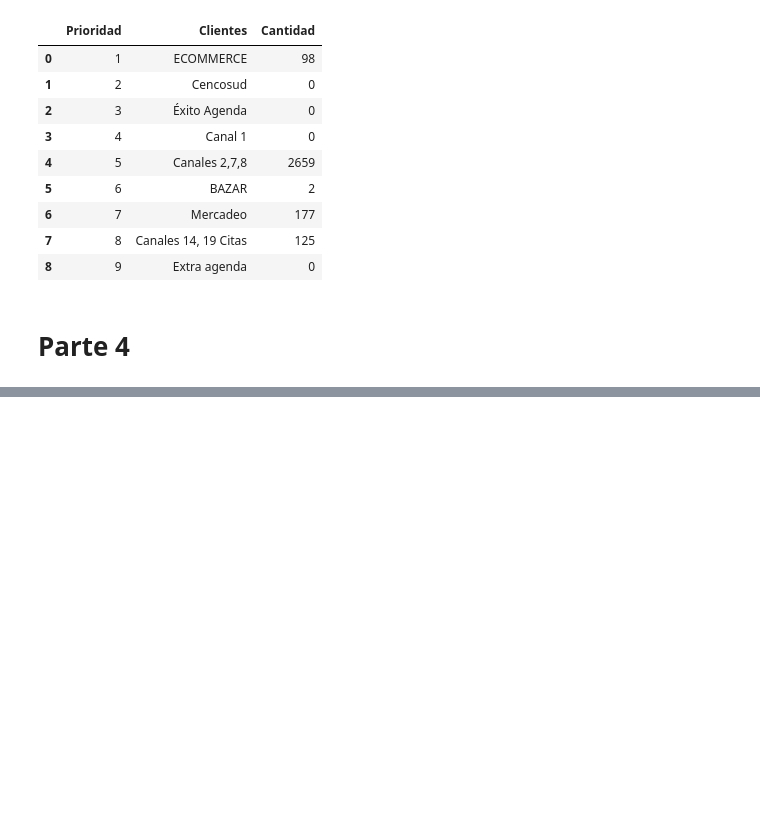
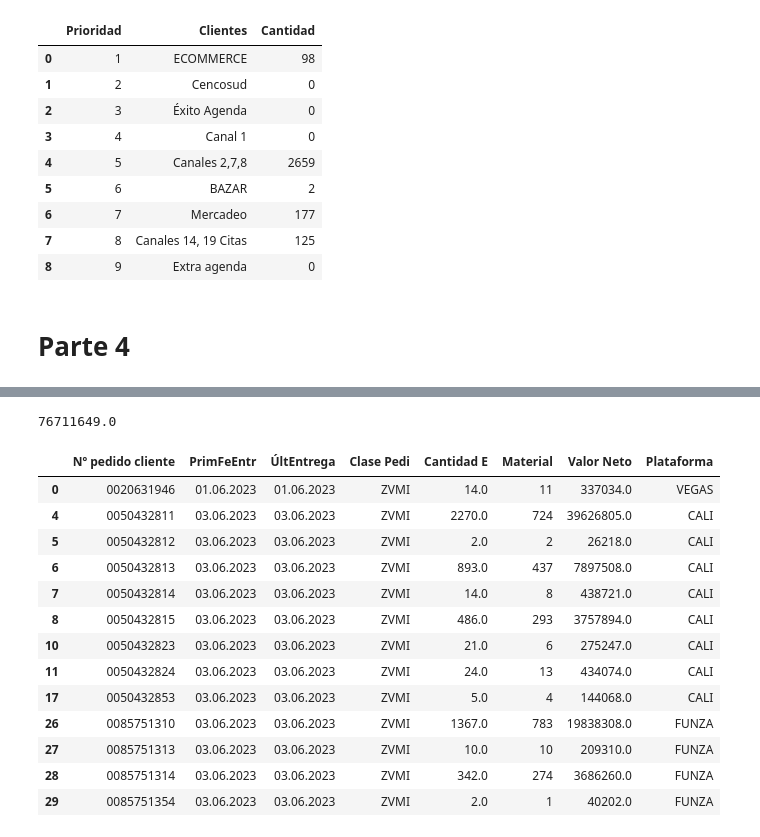
Before and after one commit to DidierMRTZ/Bot_Automa_SAP, a Jupyter notebook: Automatizaciones Prebel/Bot_Disnal_Pendientes/bot_pendiente_Disnal.ipynb, the cells around one changed output, grey strips where cells are left out. Cells and saved outputs as stored; diff of their text form; code cells hidden in the pictures; blank space fills up the shorter version.

```diff
--- a/Automatizaciones Prebel/Bot_Disnal_Pendientes/bot_pendiente_Disnal.ipynb
+++ b/Automatizaciones Prebel/Bot_Disnal_Pendientes/bot_pendiente_Disnal.ipynb
@@ -141,15 +141,15 @@ dtypes: float64(7), object(14)
 memory usage: 849.1+ KB
 # %%
 try:
-    Data_ZSD110_Pedidos_Exito_Cencosub['Nº pedido cliente']=SAP_GUI.Clean_int_to_str(Data_ZSD110_Pedidos_Exito_Cencosub['Nº pedido cliente'])   #OrgVt   #CDis  #4940
+    Data_ZSD037_Pedidos_Exito_Cencosub['Nº pedido cliente']=SAP_GUI.Clean_int_to_str(Data_ZSD037_Pedidos_Exito_Cencosub['Nº pedido cliente'])   #OrgVt   #CDis  #4940
 except:
     None  #No ese aplica metódo
 # %%
 #Dataframe de interes
-Data_ZSD110_Pedidos_Pendientes_Fecha=Data_ZSD110_Pedidos_Exito_Cencosub[['Nº pedido cliente','PrimFeEntr','ÚltEntrega']].drop_duplicates()
+Data_ZSD037_Pedidos_Pendientes_Fecha=Data_ZSD037_Pedidos_Exito_Cencosub[['Nº pedido cliente','PrimFeEntr','ÚltEntrega']].drop_duplicates()
 # %%
 #---------------------------------Tabla dinamica Exito---------------------------------------------
-Tabla_Agenda_Exito=pd.merge(Data_ZSD110_Pedidos_Pendientes_Fecha,Table_dinamica_Exito_entrega,how="right",left_on="Nº pedido cliente",right_on="Pedido.1")[['Nº pedido cliente', 'PrimFeEntr', 'ÚltEntrega',
+Tabla_Agenda_Exito=pd.merge(Data_ZSD037_Pedidos_Pendientes_Fecha,Table_dinamica_Exito_entrega,how="right",left_on="Nº pedido cliente",right_on="Pedido.1")[['Nº pedido cliente', 'PrimFeEntr', 'ÚltEntrega',
        'Clase Pedi', 'Cantidad E', 'Material', 'Valor Neto']]
 
 Agenda_name_Exito={"0085":"FUNZA","0020":"VEGAS","0146":"BARRANQUILLA","0149":"BUCARAMANGA","0050":"CALI","0138":"PEREIRA","0045":"SURTIMAYORISTAS"}
@@ -323,0 +336,8 @@ FileNotFoundError: [Errno 2] No such file or directory: 'C:\\\\Users\\\\prac.ing
+# %%
+# Debo de filtrar por ZVMI y exito y cencusub del día anterior
+
+filtro_ZVMI_Exito=Tabla_Agenda_Exito["Clase Pedi"]=="ZVMI"
+filtro_ZVMI_Cencosub=Tabla_Agenda_Exito["Clase Pedi"]=="ZVMI"
+
+Tabla_Agenda_Exito_ZVMI=Tabla_Agenda_Exito.loc[filtro_ZVMI_Exito]
+Tabla_Agenda_Cencosub_ZVMI=Tabla_Agenda_Cencusub.loc[filtro_ZVMI_Cencosub]
@@ -323,0 +369,22 @@ FileNotFoundError: [Errno 2] No such file or directory: 'C:\\\\Users\\\\prac.ing
+# %%
+Lineas_Tabla_Agenda_Exito_ZVMI
+Valor_neto_Tabla_Agenda_Exito_ZVMI
+# %% [output]
+76711649.0
+# %%
+Tabla_Agenda_Exito_ZVMI
+# %% [output]
+|  | Nº pedido cliente | PrimFeEntr | ÚltEntrega | Clase Pedi | Cantidad E | Material | Valor Neto | Plataforma |
+| 0 | 0020631946 | 01.06.2023 | 01.06.2023 | ZVMI | 14.0 | 11 | 337034.0 | VEGAS |
+| 4 | 0050432811 | 03.06.2023 | 03.06.2023 | ZVMI | 2270.0 | 724 | 39626805.0 | CALI |
+| 5 | 0050432812 | 03.06.2023 | 03.06.2023 | ZVMI | 2.0 | 2 | 26218.0 | CALI |
+| 6 | 0050432813 | 03.06.2023 | 03.06.2023 | ZVMI | 893.0 | 437 | 7897508.0 | CALI |
+| 7 | 0050432814 | 03.06.2023 | 03.06.2023 | ZVMI | 14.0 | 8 | 438721.0 | CALI |
+| 8 | 0050432815 | 03.06.2023 | 03.06.2023 | ZVMI | 486.0 | 293 | 3757894.0 | CALI |
+| 10 | 0050432823 | 03.06.2023 | 03.06.2023 | ZVMI | 21.0 | 6 | 275247.0 | CALI |
+| 11 | 0050432824 | 03.06.2023 | 03.06.2023 | ZVMI | 24.0 | 13 | 434074.0 | CALI |
+| 17 | 0050432853 | 03.06.2023 | 03.06.2023 | ZVMI | 5.0 | 4 | 144068.0 | CALI |
+| 26 | 0085751310 | 03.06.2023 | 03.06.2023 | ZVMI | 1367.0 | 783 | 19838308.0 | FUNZA |
+| 27 | 0085751313 | 03.06.2023 | 03.06.2023 | ZVMI | 10.0 | 10 | 209310.0 | FUNZA |
+| 28 | 0085751314 | 03.06.2023 | 03.06.2023 | ZVMI | 342.0 | 274 | 3686260.0 | FUNZA |
+| 29 | 0085751354 | 03.06.2023 | 03.06.2023 | ZVMI | 2.0 | 1 | 40202.0 | FUNZA |
```
Also changed, not shown: parts of 19 cells of this notebook, 3 other files.
